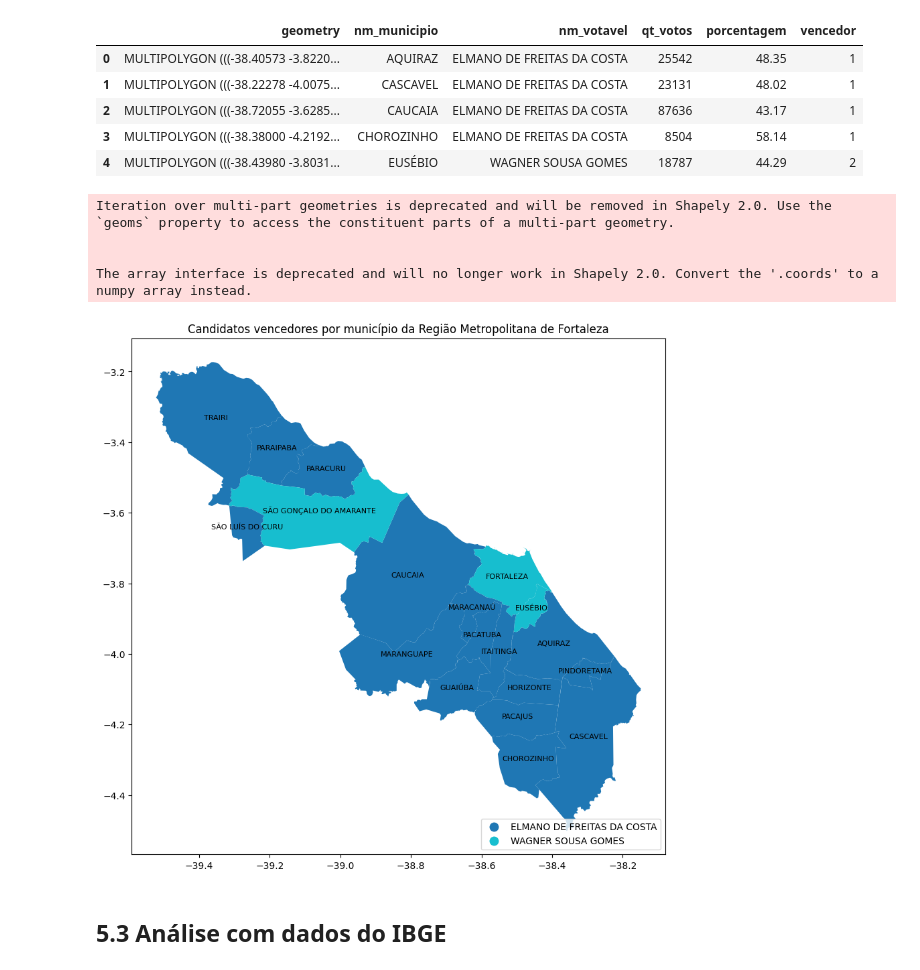
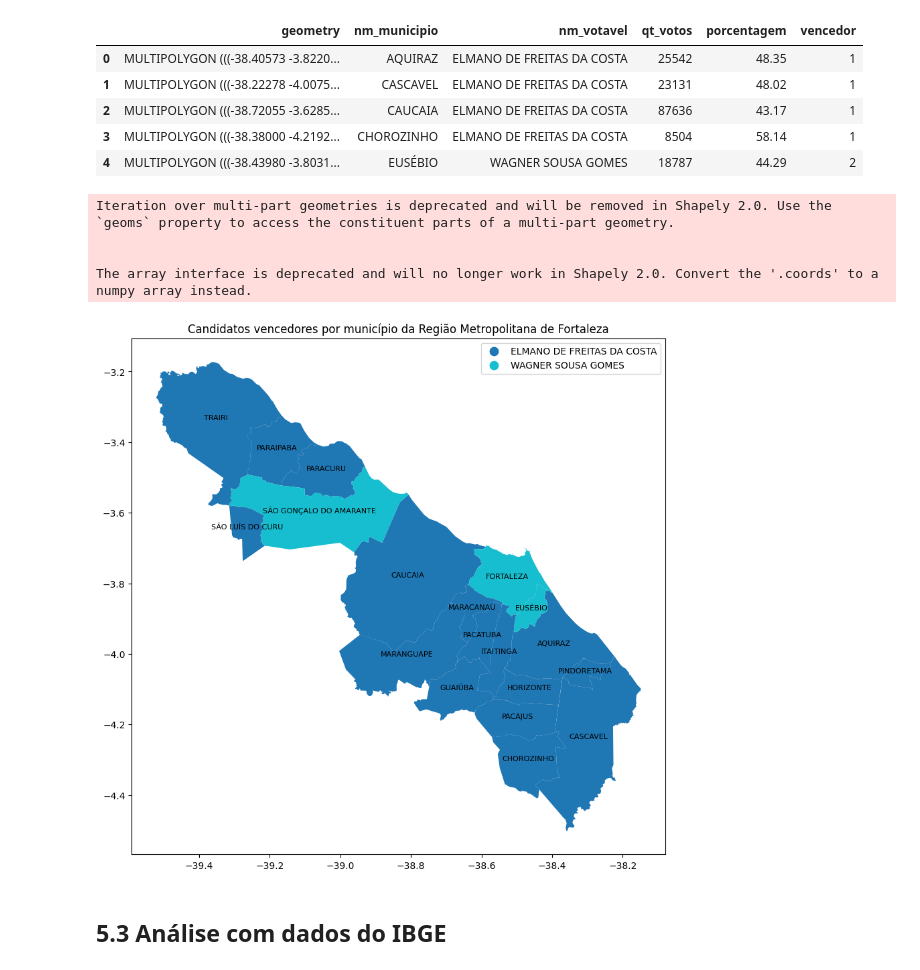
Before and after one commit to DamodaraBarbosa/clustering_municipios_eleicoes_2022_ceara, a Jupyter notebook: 05_data_analysis_eleicoes_ceara_2022.ipynb, the cells around one changed output. Saved outputs shown, nothing was run; the diff lists cells and outputs as text; code cells hidden in the pictures.

```diff
--- a/05_data_analysis_eleicoes_ceara_2022.ipynb
+++ b/05_data_analysis_eleicoes_ceara_2022.ipynb
@@ -797,21 +797,20 @@ vencedor_regiao_metropolitana.head()
 | 4 | MULTIPOLYGON (((-38.43980 -3.8031... | EUSÉBIO | WAGNER SOUSA GOMES | 18787 | 44.29 | 2 |
 # %%
 ax = vencedor_regiao_metropolitana.plot(
-    'nm_votavel', categorical= True, legend= True, cmap= 'tab10',
-    legend_kwds= {'loc': 'lower right'}, figsize= (12, 10),
+    'nm_votavel', categorical= True, legend= True, cmap= 'tab10', figsize= (12, 10),
 )
 ax.set_title('Candidatos vencedores por município da Região Metropolitana de Fortaleza')
 
 for i, row in vencedor_regiao_metropolitana.iterrows():
     ax.annotate(text=row['nm_municipio'], xy=row['geometry'].centroid.coords[0], ha='center', fontsize= 8)
 
 plt.show()
 # %% [output]
 Iteration over multi-part geometries is deprecated and will be removed in Shapely 2.0. Use the `geoms` property to access the constituent parts of a multi-part geometry.
 
 
 The array interface is deprecated and will no longer work in Shapely 2.0. Convert the '.coords' to a numpy array instead.
-[figure, old version]
+[figure, new version]
 # %% [markdown]
 ## 5.3 Análise com dados do IBGE
 # %% [markdown]
```
Also changed, not shown: parts of 13 cells of this notebook.
